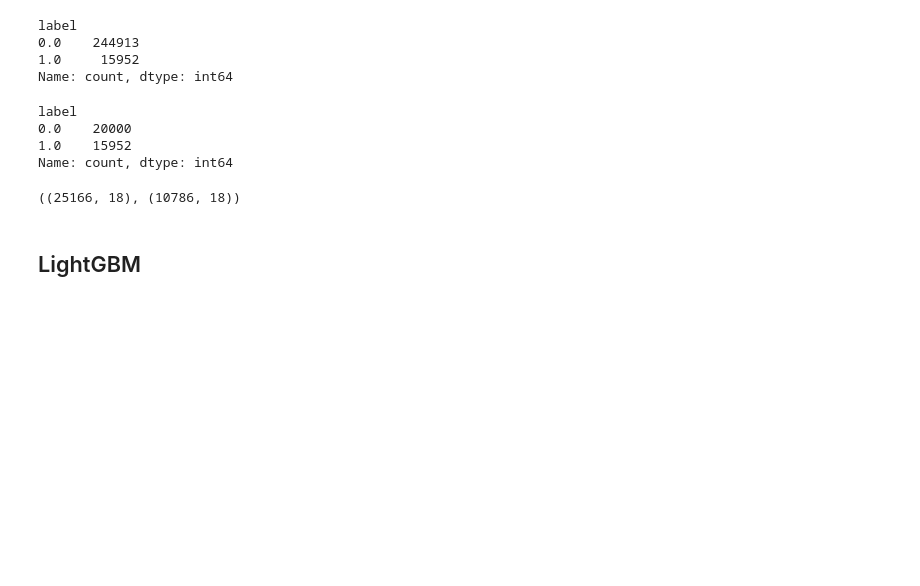
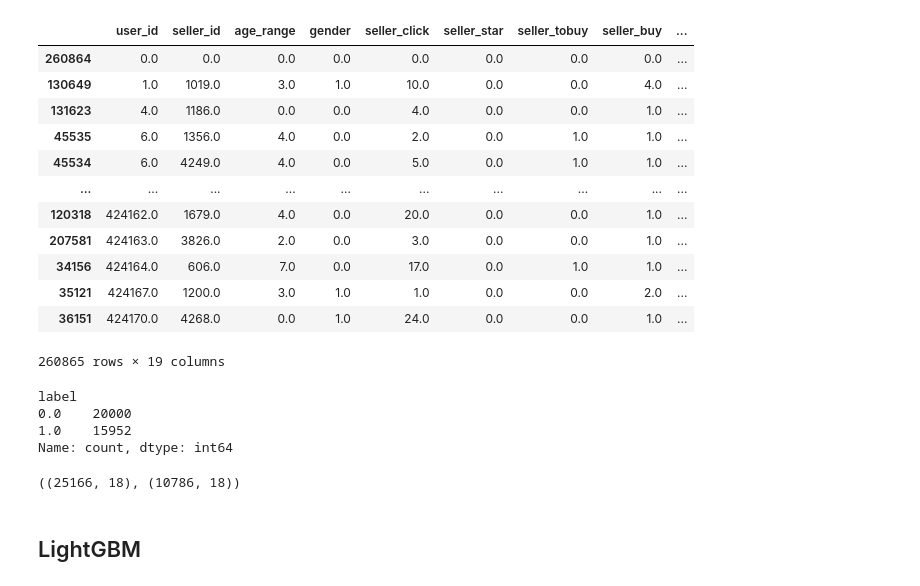
Before and after one commit to AyanMeow/TIANCHIchampion, a Jupyter notebook: 天猫复购预测/model.ipynb, the cells around one changed output. Saved outputs shown, nothing was run; the diff lists cells and outputs as text; code cells hidden in the pictures; blank space fills up the shorter version.

```diff
--- a/天猫复购预测/model.ipynb
+++ b/天猫复购预测/model.ipynb
@@ -15,13 +15,24 @@ import sklearn.metrics as skm
 import lightgbm as lgb
 # %%
 data=pd.read_csv('./datasets/train_set.csv')
-data=data.astype(float)
+data=data.astype('Float32')
+data=data.sort_values(by=['user_id','seller_id'])
 data['label'].value_counts()
+data
 # %% [output]
+|  | user_id | seller_id | age_range | gender | seller_click | seller_star | seller_tobuy | seller_buy | ... |
+| 260864 | 0.0 | 0.0 | 0.0 | 0.0 | 0.0 | 0.0 | 0.0 | 0.0 | ... |
+| 130649 | 1.0 | 1019.0 | 3.0 | 1.0 | 10.0 | 0.0 | 0.0 | 4.0 | ... |
+| 131623 | 4.0 | 1186.0 | 0.0 | 0.0 | 4.0 | 0.0 | 0.0 | 1.0 | ... |
+| 45535 | 6.0 | 1356.0 | 4.0 | 0.0 | 2.0 | 0.0 | 1.0 | 1.0 | ... |
+| 45534 | 6.0 | 4249.0 | 4.0 | 0.0 | 5.0 | 0.0 | 1.0 | 1.0 | ... |
+| ... | ... | ... | ... | ... | ... | ... | ... | ... | ... |
+| 120318 | 424162.0 | 1679.0 | 4.0 | 0.0 | 20.0 | 0.0 | 0.0 | 1.0 | ... |
+| 207581 | 424163.0 | 3826.0 | 2.0 | 0.0 | 3.0 | 0.0 | 0.0 | 1.0 | ... |
+| 34156 | 424164.0 | 606.0 | 7.0 | 0.0 | 17.0 | 0.0 | 1.0 | 1.0 | ... |
+| 35121 | 424167.0 | 1200.0 | 3.0 | 1.0 | 1.0 | 0.0 | 0.0 | 2.0 | ... |
+| 36151 | 424170.0 | 4268.0 | 0.0 | 1.0 | 24.0 | 0.0 | 0.0 | 1.0 | ... |
-label
-0.0    244913
-1.0     15952
-Name: count, dtype: int64
+260865 rows × 19 columns
 # %%
 zd=data[data['label']==0].sample(n=20000)
 od=data[data['label']==1]
```
Also changed, not shown: parts of 2 cells of this notebook.
